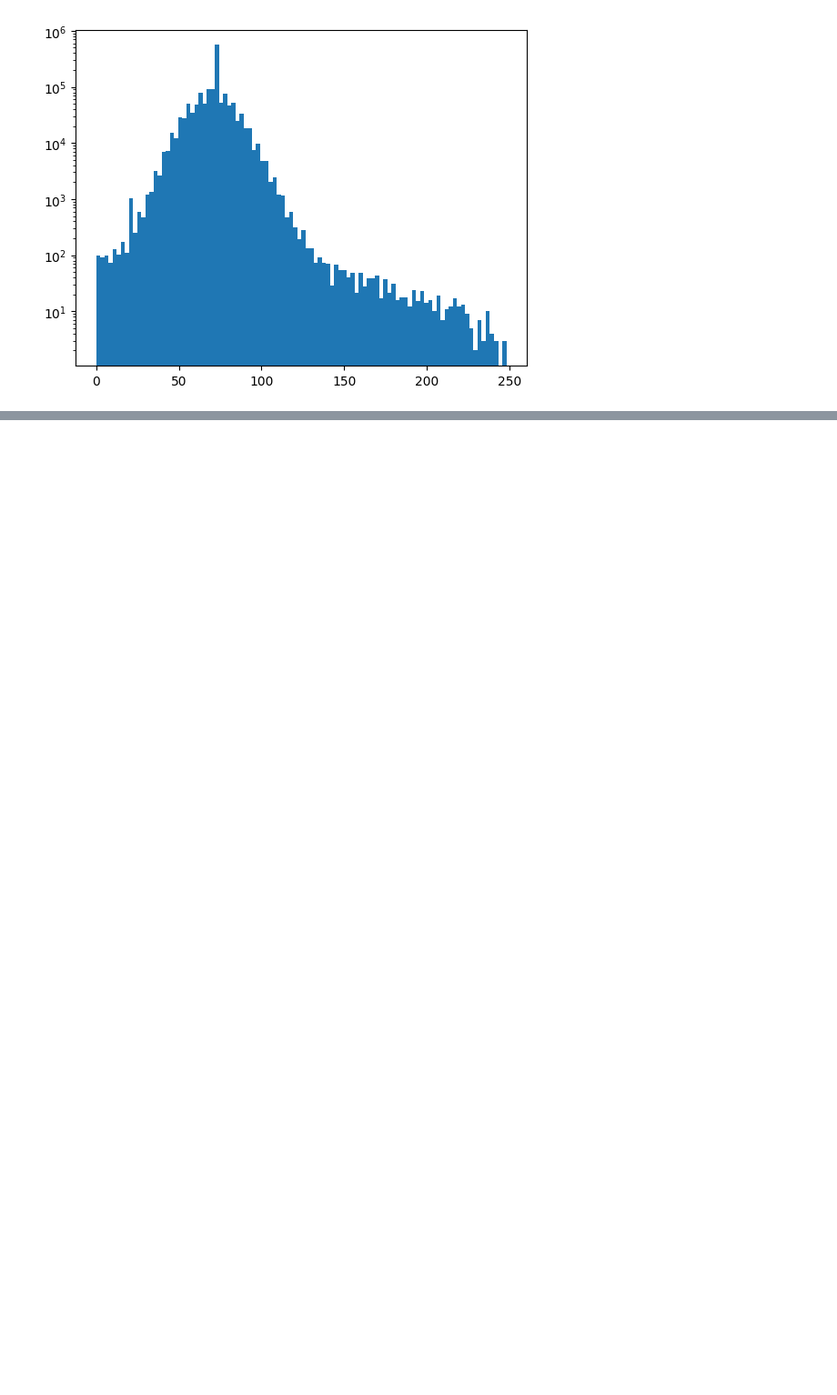
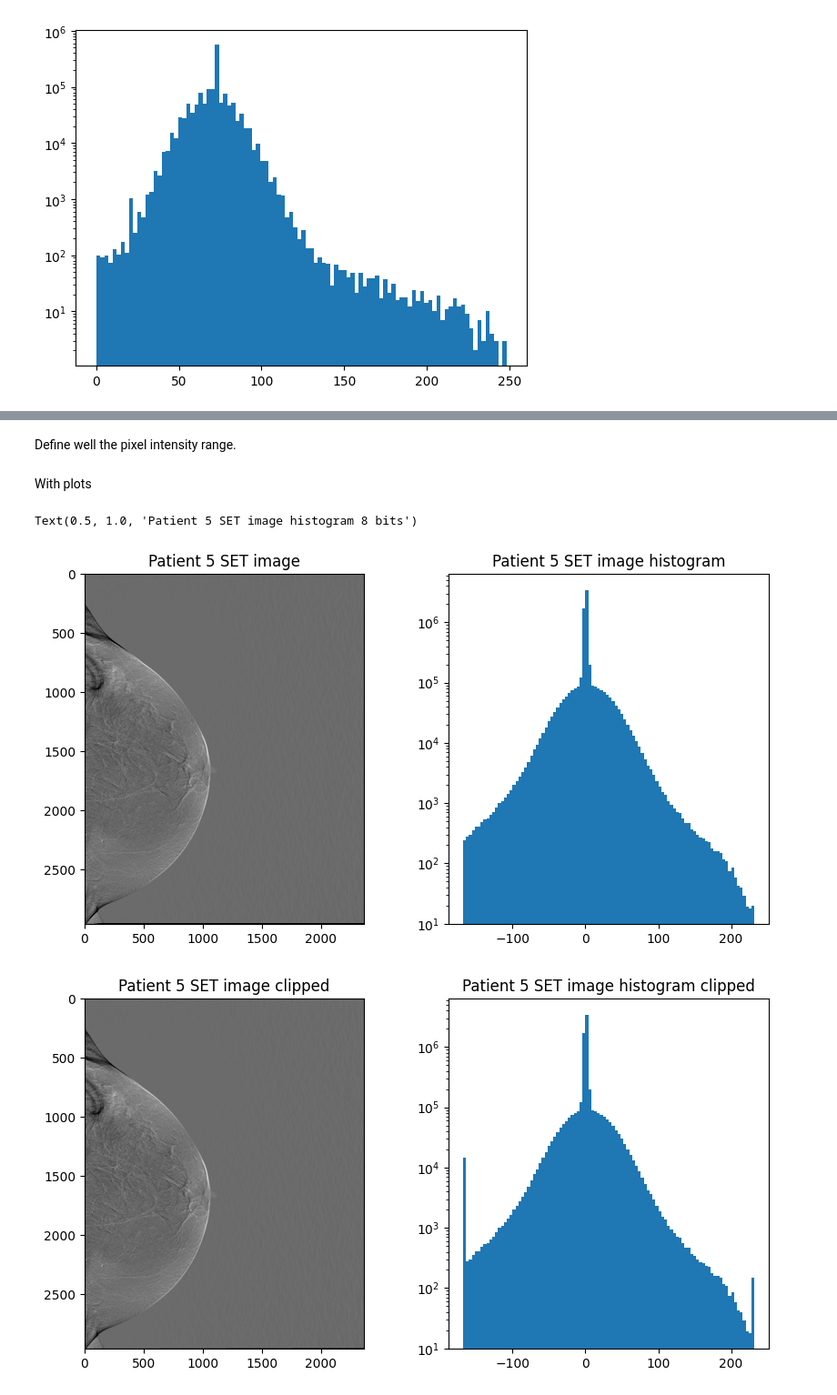
Before and after one commit to Likalto4/Added_value_feature_uncertainty, a Jupyter notebook: deep/data_preparation/data_preparation.ipynb, the cells around one changed output, grey strips where cells are left out. Shown at 91% size. Saved outputs shown, nothing was run; the diff lists cells and outputs as text; code cells hidden in the pictures; blank space fills up the shorter version.

```diff
--- a/deep/data_preparation/data_preparation.ipynb
+++ b/deep/data_preparation/data_preparation.ipynb
@@ -69,0 +85,51 @@ plt.show()
+# %% [markdown]
+Define well the pixel intensity range.
+# %% [markdown]
+With plots
+# %%
+dataset_info = dataset_INCan()
+pat_num = dataset_info.pat_num[3]
+patient_ex = patient(pat_num)
+
+# define min and max values for the images
+min_val = -168
+max_val = 232
+
+
+# read SET image
+SET_array = patient_ex.get_im(sequence='SET', format='np', SET_corrected=True, left_oriented=True)
+
+# plot image
+fig, ax = plt.subplots(1,2, figsize=(10,5))
+ax[0].imshow(SET_array, cmap='gray', vmin=min_val, vmax=max_val)
+ax[0].set_title(f'Patient {pat_num} SET image')
+# plot histogram
+ax[1].hist(SET_array.flatten(), bins=100, log=True, range=(min_val, max_val))
+ax[1].set_title(f'Patient {pat_num} SET image histogram')
+
+# send to min value all piel below that value
+SET_array[SET_array<min_val] = min_val
+# same for max value
+SET_array[SET_array>max_val] = max_val
+# plot image
+fig, ax = plt.subplots(1,2, figsize=(10,5))
+ax[0].imshow(SET_array, cmap='gray', vmin=min_val, vmax=max_val)
+ax[0].set_title(f'Patient {pat_num} SET image clipped')
+# plot histogram
+ax[1].hist(SET_array.flatten(), bins=100, log=True, range=(min_val, max_val))
+ax[1].set_title(f'Patient {pat_num} SET image histogram clipped')
+
+# map im_array to 256 pixels
+SET_array = (SET_array - np.min(SET_array)) / (np.max(SET_array) - np.min(SET_array))
+SET_array = (SET_array * 255).astype(np.uint8)
+# plot image
+fig, ax = plt.subplots(1,2, figsize=(10,5))
+ax[0].imshow(SET_array, cmap='gray', vmin=0, vmax=255)
+ax[0].set_title(f'Patient {pat_num} SET image 8 bits')
+# plot histogram
+ax[1].hist(SET_array.flatten(), bins=100, log=True, range=(0, 255))
+ax[1].set_title(f'Patient {pat_num} SET image histogram 8 bits')
+# %% [output]
+Text(0.5, 1.0, 'Patient 5 SET image histogram 8 bits')
+[figure, added]
+[figure, added]
```
Also changed, not shown: parts of 10 cells of this notebook, 2 other files.
